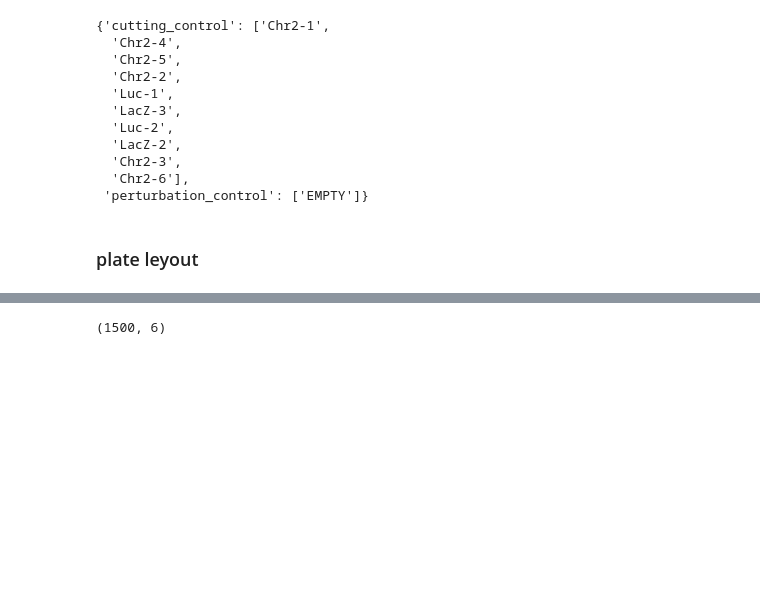
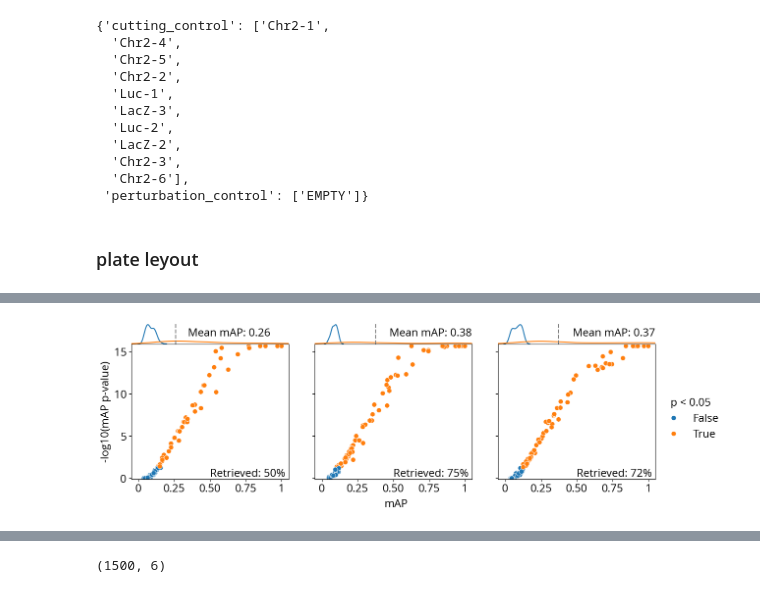
Before and after one commit to alxndrkalinin/grit-benchmark, a Jupyter notebook: 1.calculate-metrics/cell-health/0.calculate-grit.ipynb, the cells around one changed output, grey strips where cells are left out. Drawn from its saved outputs; the diff is of its cells as text; code cells hidden in the pictures; blank space fills up the shorter version.

```diff
--- a/1.calculate-metrics/cell-health/0.calculate-grit.ipynb
+++ b/1.calculate-metrics/cell-health/0.calculate-grit.ipynb
@@ -624,0 +641,13 @@ ch_mad_df_6wells
+# %%
+empty_results = []
+
+for cell_type in ch_mad_df_6wells_empty.Metadata_cell_line.unique():
+    print(f"\nProcessing cell type: {cell_type}")
+    df = ch_mad_df_6wells_empty.query("Metadata_cell_line == @cell_type").reset_index(drop=True)
+
+    map_results = calc_map(df, pair_config, map_config)
+    map_results["cell_type"] = cell_type
+    empty_results.append(map_results)
+
+
+empty_results = pd.concat(empty_results).reset_index(drop=True)
@@ -624,0 +675,4 @@ ch_mad_df_6wells
+# %%
+plot_map_x3(empty_results, "cell_type", "", move_legend="lower right", pr_x=0.5, pr_y=0.02, l_x=1.02, l_y=0.6)
+# %% [output]
+[figure, added]
```
Also changed, not shown: parts of 44 cells of this notebook, 5 other files.
